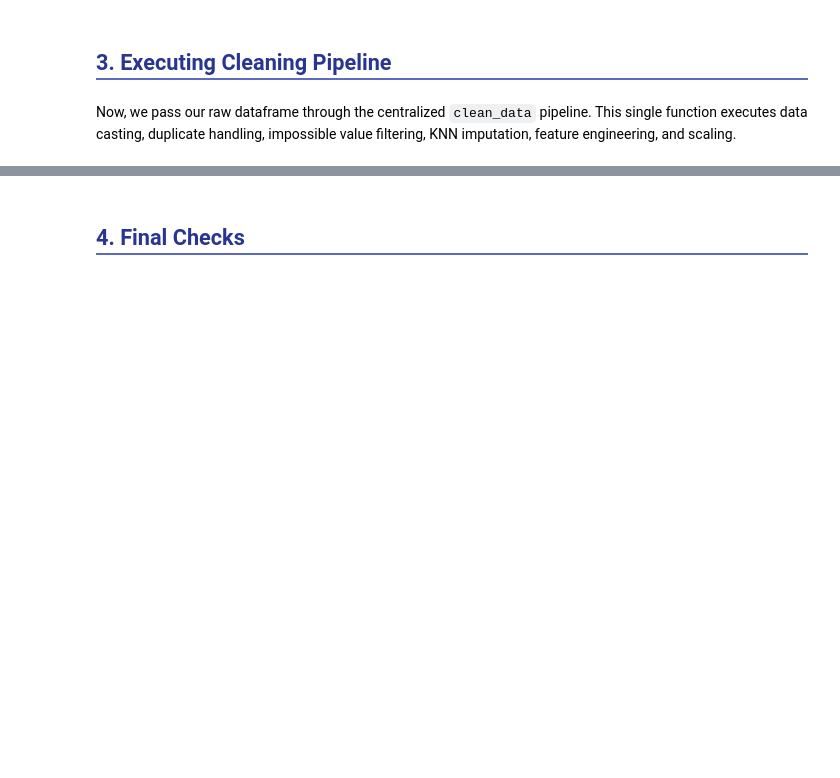
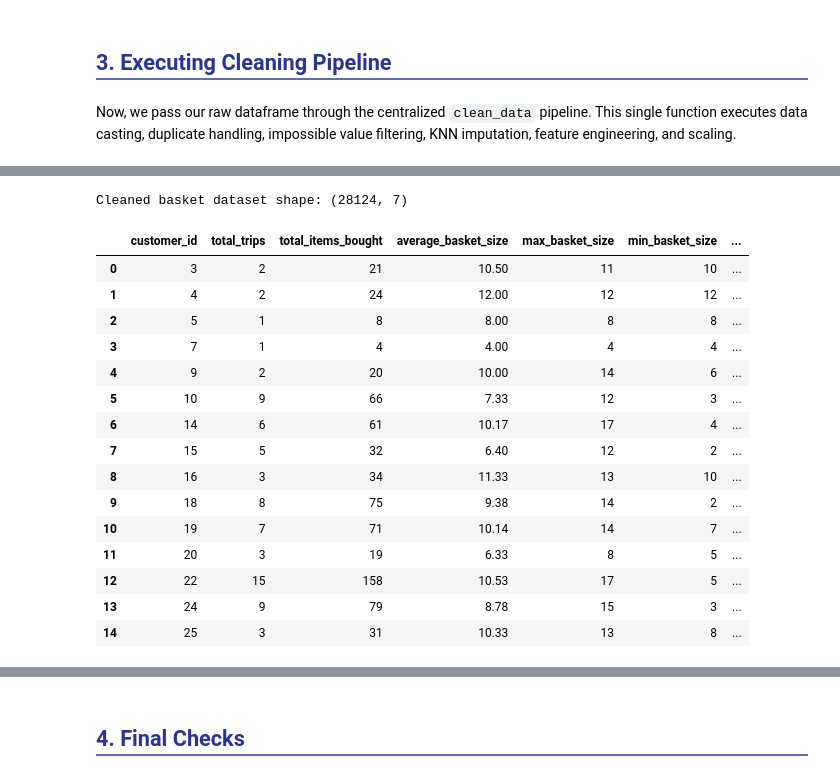
Before and after one commit to tiago2806/ml_project, a Jupyter notebook: notebooks/02_Data_Preprocessing.ipynb, the cells around one changed output, grey strips where cells are left out. Saved outputs shown, nothing was run; the diff lists cells and outputs as text; code cells hidden in the pictures; blank space fills up the shorter version.

```diff
--- a/notebooks/02_Data_Preprocessing.ipynb
+++ b/notebooks/02_Data_Preprocessing.ipynb
@@ -76,0 +97,23 @@ Cleaned dataset shape: (32261, 29)
+# %%
+clean_basket_df = basket_clean_data(raw_data_basket)
+
+print(f"Cleaned basket dataset shape: {clean_basket_df.shape}")
+clean_basket_df.head(15)
+# %% [output]
+Cleaned basket dataset shape: (28124, 7)
+|  | customer_id | total_trips | total_items_bought | average_basket_size | max_basket_size | min_basket_size | ... |
+| 0 | 3 | 2 | 21 | 10.50 | 11 | 10 | ... |
+| 1 | 4 | 2 | 24 | 12.00 | 12 | 12 | ... |
+| 2 | 5 | 1 | 8 | 8.00 | 8 | 8 | ... |
+| 3 | 7 | 1 | 4 | 4.00 | 4 | 4 | ... |
+| 4 | 9 | 2 | 20 | 10.00 | 14 | 6 | ... |
+| 5 | 10 | 9 | 66 | 7.33 | 12 | 3 | ... |
+| 6 | 14 | 6 | 61 | 10.17 | 17 | 4 | ... |
+| 7 | 15 | 5 | 32 | 6.40 | 12 | 2 | ... |
+| 8 | 16 | 3 | 34 | 11.33 | 13 | 10 | ... |
+| 9 | 18 | 8 | 75 | 9.38 | 14 | 2 | ... |
+| 10 | 19 | 7 | 71 | 10.14 | 14 | 7 | ... |
+| 11 | 20 | 3 | 19 | 6.33 | 8 | 5 | ... |
+| 12 | 22 | 15 | 158 | 10.53 | 17 | 5 | ... |
+| 13 | 24 | 9 | 79 | 8.78 | 15 | 3 | ... |
+| 14 | 25 | 3 | 31 | 10.33 | 13 | 8 | ... |
```
Also changed, not shown: parts of 5 cells of this notebook, 2 other files.
